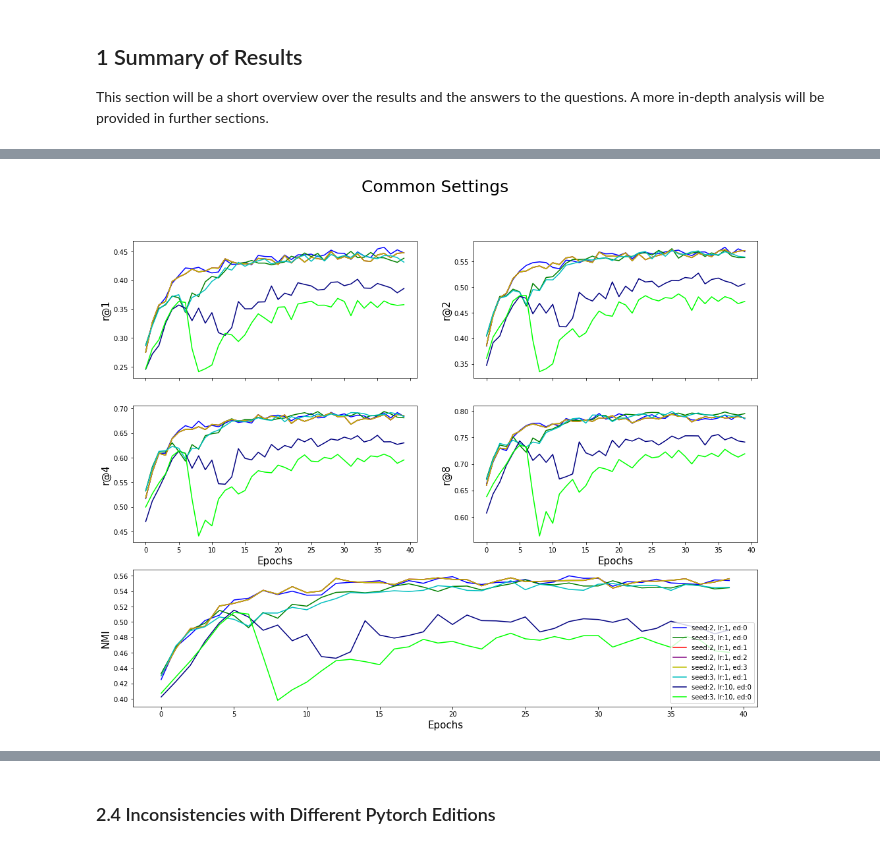
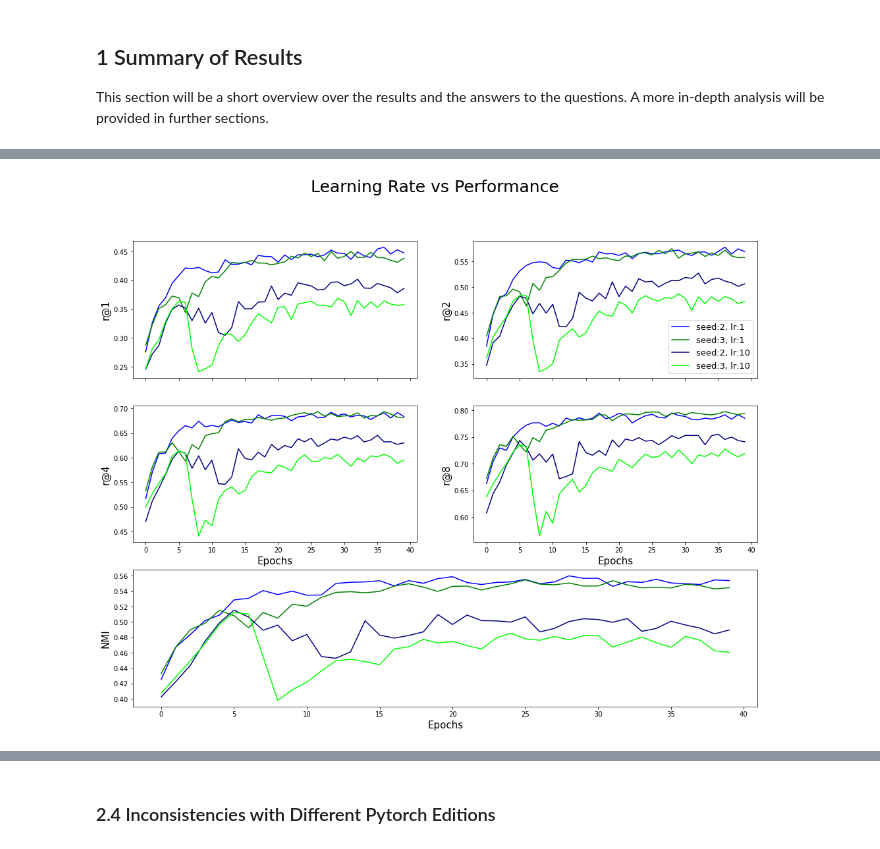
Before and after one commit to jillerhaus/Proxy-NCA, a Jupyter notebook: Analyze.ipynb, the cells around one changed output, grey strips where cells are left out. Saved outputs shown, nothing was run; the diff lists cells and outputs as text; code cells hidden in the pictures.

```diff
--- a/Analyze.ipynb
+++ b/Analyze.ipynb
@@ -112,6 +138,7 @@ def plot_df(data, labels = 'all', title = 'your ad here', colors = 'all'):
             lbls['lr'] = f'lr:{df.lr.unique()[0]}'
             lbls['ed'] = f'ed:{df.edition.unique()[0]}'
             lbls['batch'] = f'batch:{df.batch.unique()[0]}'
+            lbls['version'] = f'Torch version:{df["torch version"].unique()[0]}'
             if type(labels) == str:
                 if labels in lbls.keys():
                     lbl = lbls[labels]
@@ -138,7 +165,7 @@ def plot_df(data, labels = 'all', title = 'your ad here', colors = 'all'):
     plt.setp(f_ax1.get_xticklabels(), visible=False)
     handles, labels = plt.gca().get_legend_handles_labels()
     by_label = dict(zip(labels, handles))
-    plt.legend(by_label.values(), by_label.keys())
+    f_ax2.legend(by_label.values(), by_label.keys(), fontsize = 13)
     plt.show()
 # %%
 food_df = pd.read_csv('food-results.csv')
@@ -187,13 +235,10 @@ Here we can see that the model shows wildly varying performance based on the see
 # %%
-# results_df1 = results_df[(results_df.scl_x == 3) & (results_df.scl_p == 3)]
-# results_df1 = results_df[(results_df['index'] == 0) | (results_df['index'] == 4) | (results_df['index'] == 8)]
-# results_df1 = results_df
-# results_df1 = results_df[(results_df.scl_x == results_df.scl_p) & (results_df.lr==1)]
 results_df = cub_df
-results_df1 = results_df[(results_df.scl_x == 8) & (results_df.scl_p == 8) & (results_df.lr == 1) ]
+results_df1 = results_df[(results_df.scl_x == 8) & (results_df.scl_p == 8) & (results_df.lr == 1) &
+                        (results_df.edition == 0)]
 results_df1 = results_df1[(results_df1['seed'] > 1) & (results_df1['seed'] < 4)]
 results_df2 = results_df[(results_df.scl_x == 8) & (results_df.scl_p == 8) & (results_df.lr == 10)]
 results_df2 = results_df2[(results_df2['seed'] > 1) &(results_df2['seed'] < 4)]
-plot_df([results_df1, results_df2], labels = ['seed','lr','ed'], title = 'Common Settings' )
+plot_df([results_df1, results_df2], labels = ['seed','lr'], title = 'Learning Rate vs Performance' )
 # %% [output]
-[figure, old version]
+[figure, new version]
```
Also changed, not shown: parts of 37 cells of this notebook, 32 other files.
